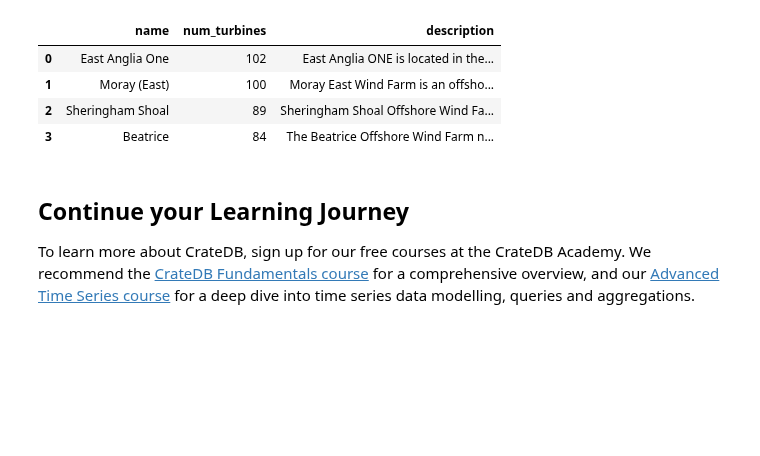
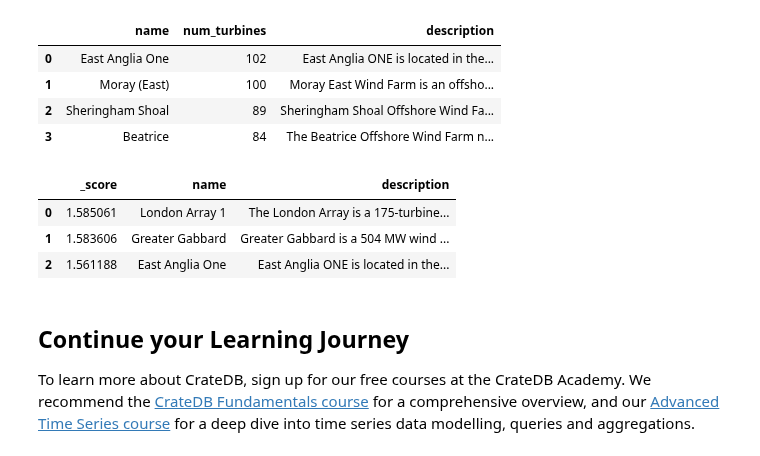
Before and after one commit to crate/cratedb-examples, a Jupyter notebook: topic/multi-model/multi-model-offshore-wind-farms.ipynb, the cells around one changed output. Saved outputs shown, nothing was run; the diff lists cells and outputs as text; code cells hidden in the pictures; blank space fills up the shorter version.

```diff
--- a/topic/multi-model/multi-model-offshore-wind-farms.ipynb
+++ b/topic/multi-model/multi-model-offshore-wind-farms.ipynb
@@ -316,21 +318,26 @@ pd.read_sql(query, CONNECTION_STRING)
 # %%
-# TODO slide 26 needs the vector representation of the query text.
+# Slide 26.
 
-query = """
+query = f"""
 SELECT
     _score, name, description
 FROM
     windfarms
 WHERE
     knn_match(
         description_vec,
-        # TODO QUERY VECTOR HERE,
+        {query_vec},
         2)
     AND turbines['howmany'] > 100
 ORDER BY _score DESC
 """
 
 pd.read_sql(query, CONNECTION_STRING)
+# %% [output]
+|  | _score | name | description |
+| 0 | 1.585061 | London Array 1 | The London Array is a 175-turbine... |
+| 1 | 1.583606 | Greater Gabbard | Greater Gabbard is a 504 MW wind ... |
+| 2 | 1.561188 | East Anglia One | East Anglia ONE is located in the... |
 # %% [markdown]
 ## Continue your Learning Journey
 
```
Also changed, not shown: parts of 1 cell of this notebook.
